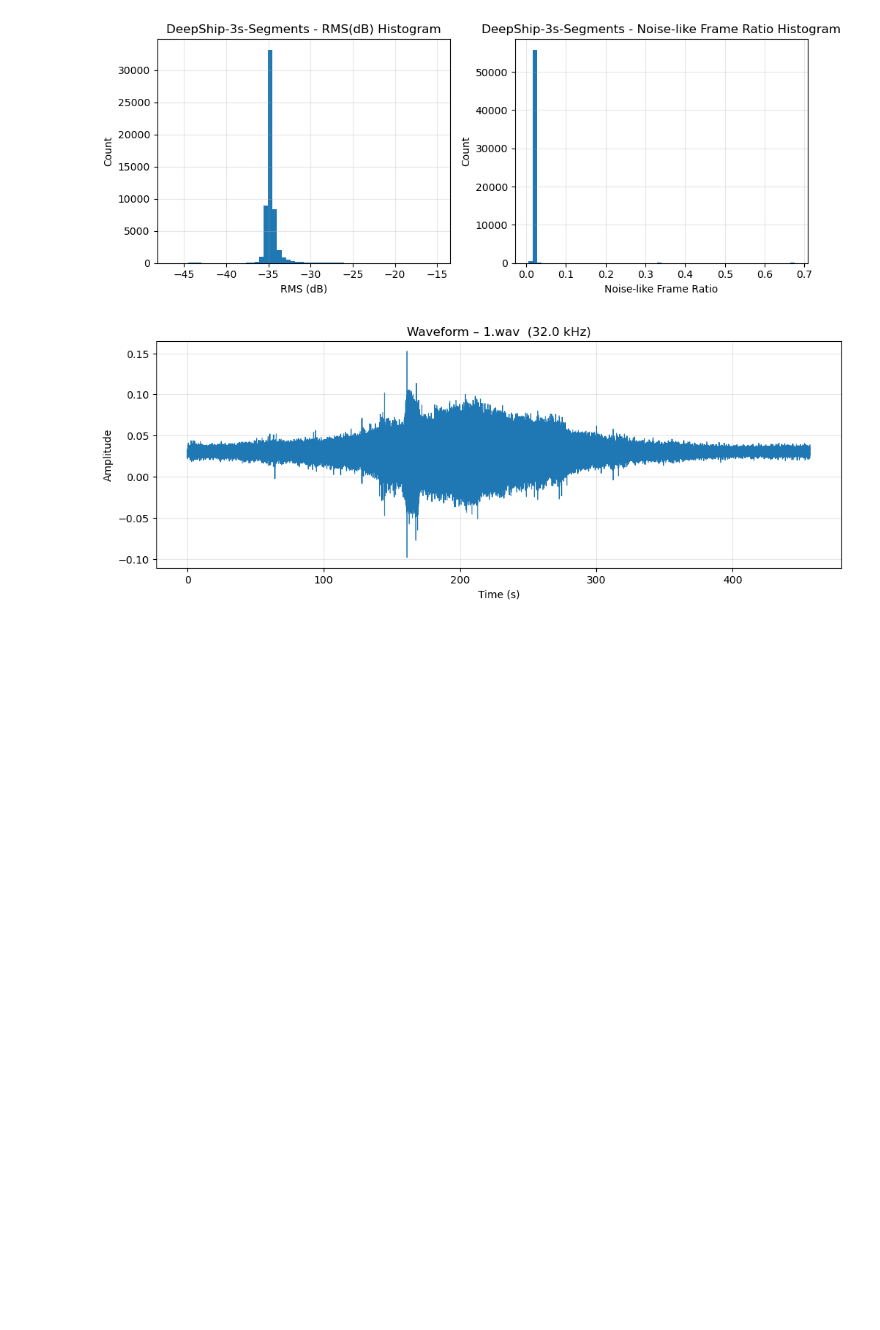
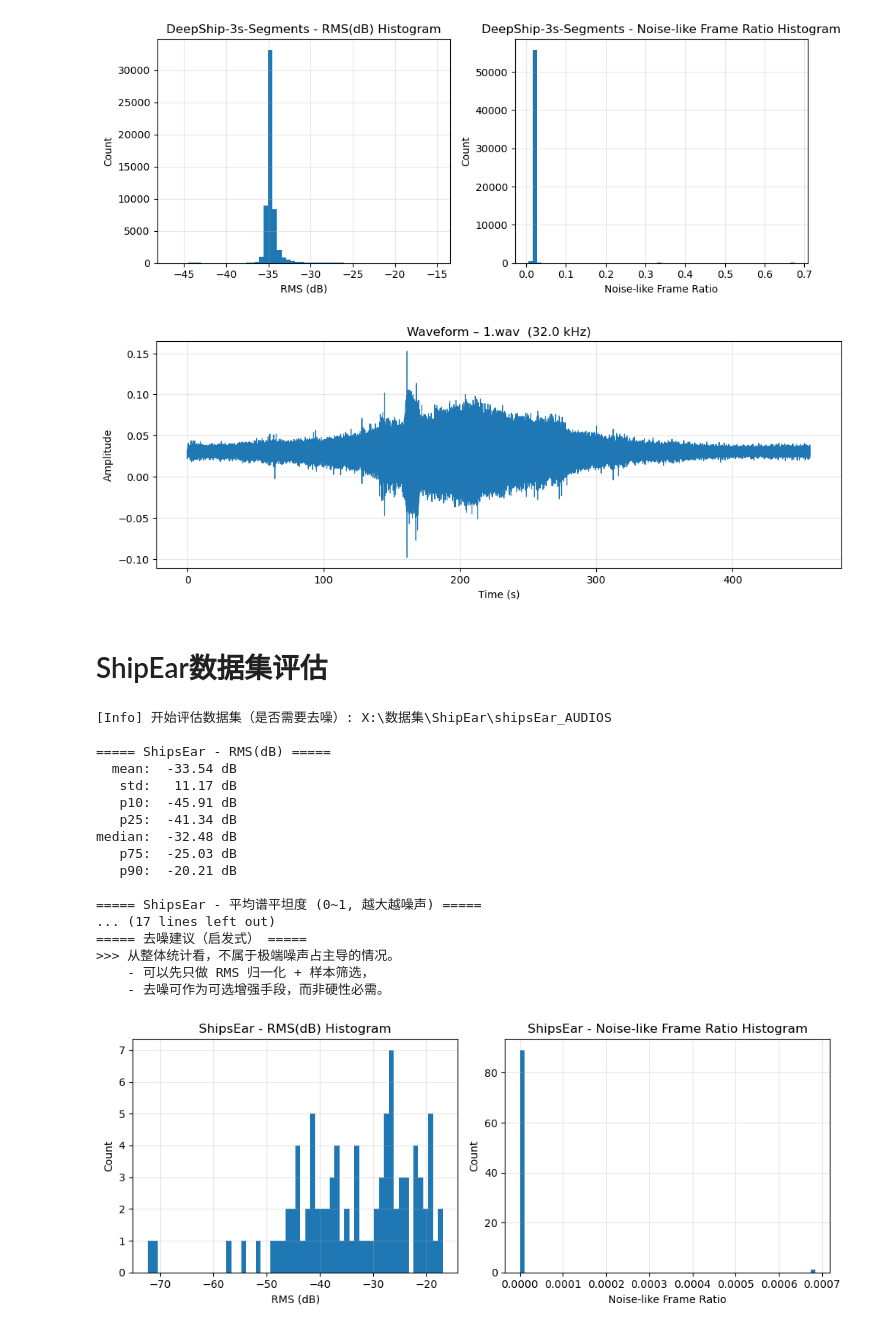
Before and after one commit to YoungBossX/Multi-feature-fusion-model-for-ship-audio, a Jupyter notebook: DeepShip_data_preprocess/eval_deepship.ipynb, the cells around one changed output. Drawn from its saved outputs; the diff is of its cells as text; code cells hidden in the pictures; blank space fills up the shorter version.

```diff
--- a/DeepShip_data_preprocess/eval_deepship.ipynb
+++ b/DeepShip_data_preprocess/eval_deepship.ipynb
@@ -311,3 +313,35 @@ plot_full_waveform(
 )
 # %% [output]
 [figure]
+# %% [markdown]
+# ShipEar数据集评估
+# %%
+# 1. 指定 ShipsEar 所在目录
+ROOT_DIR_SHIPEAR = r"X:\数据集\ShipEar\shipsEar_AUDIOS"
+
+# 2. 调用之前定义好的评估函数
+evaluate_denoising_need(
+    root_dir=ROOT_DIR_SHIPEAR,
+    title="ShipsEar",
+    target_sr=None,
+    max_files=None,
+)
+# %% [output]
+[Info] 开始评估数据集（是否需要去噪）: X:\数据集\ShipEar\shipsEar_AUDIOS
+
+===== ShipsEar - RMS(dB) =====
+  mean:  -33.54 dB
+   std:   11.17 dB
+   p10:  -45.91 dB
+   p25:  -41.34 dB
+median:  -32.48 dB
+   p75:  -25.03 dB
+   p90:  -20.21 dB
+
+===== ShipsEar - 平均谱平坦度 (0~1, 越大越噪声) =====
+... (17 lines left out)
+===== 去噪建议（启发式） =====
+>>> 从整体统计看，不属于极端噪声占主导的情况。
+    - 可以先只做 RMS 归一化 + 样本筛选，
+    - 去噪可作为可选增强手段，而非硬性必需。
+[figure, added]
```
Also changed, not shown: parts of 1 cell of this notebook, 1 other file.
